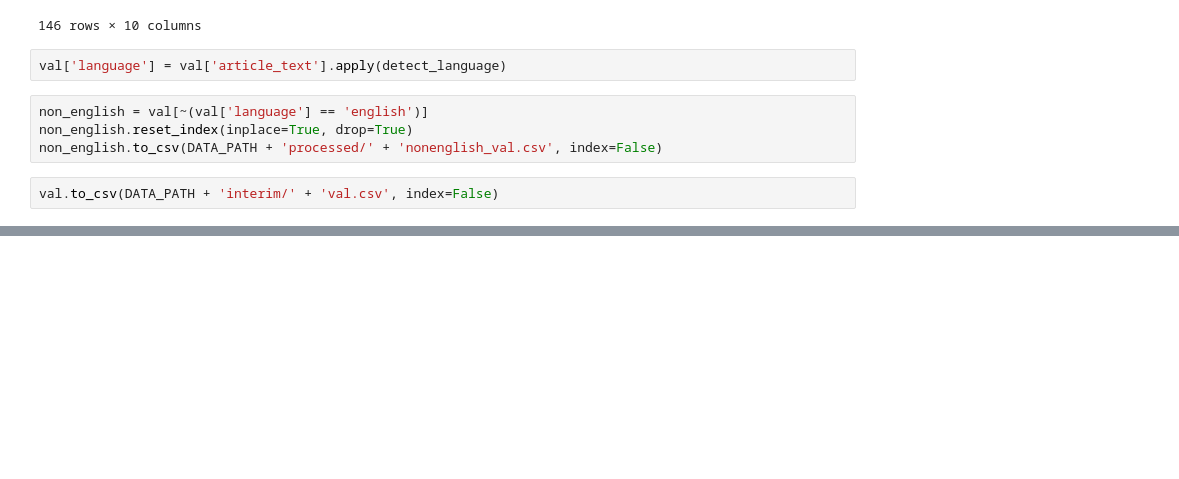
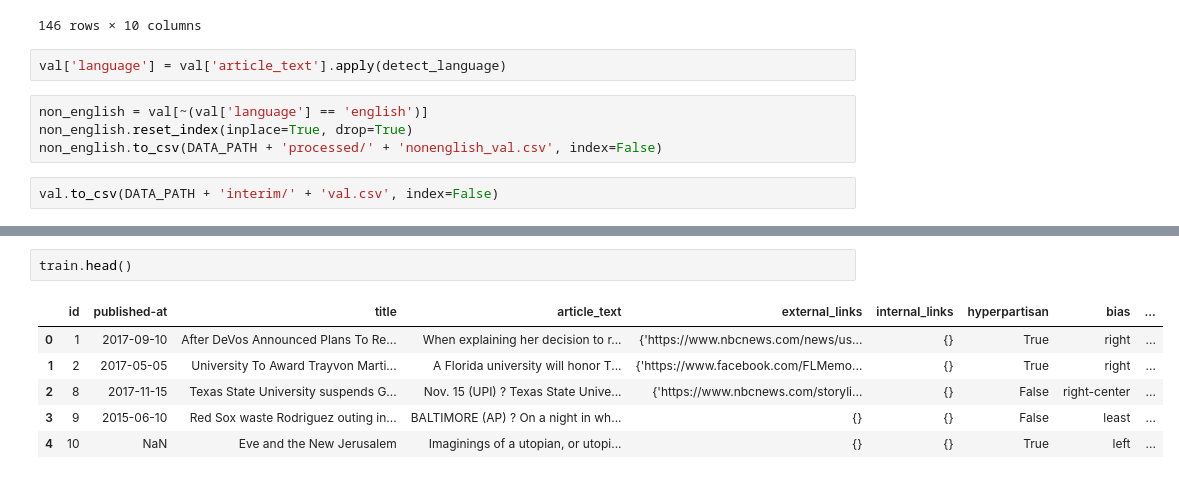
Before and after one commit to aftertouch/SemEval-2019-Task4, a Jupyter notebook: notebooks/09-26-find-nonenglish.ipynb, the cells around one changed output, grey strips where cells are left out. Saved outputs shown, nothing was run; the diff lists cells and outputs as text; blank space fills up the shorter version.

```diff
--- a/notebooks/09-26-find-nonenglish.ipynb
+++ b/notebooks/09-26-find-nonenglish.ipynb
@@ -98,0 +107,9 @@ val.to_csv(DATA_PATH + 'interim/' + 'val.csv', index=False)
+# %%
+train.head()
+# %% [output]
+|  | id | published-at | title | article_text | external_links | internal_links | hyperpartisan | bias | ... |
+| 0 | 1 | 2017-09-10 | After DeVos Announced Plans To Re... | When explaining her decision to r... | {'https://www.nbcnews.com/news/us... | {} | True | right | ... |
+| 1 | 2 | 2017-05-05 | University To Award Trayvon Marti... | A Florida university will honor T... | {'https://www.facebook.com/FLMemo... | {} | True | right | ... |
+| 2 | 8 | 2017-11-15 | Texas State University suspends G... | Nov. 15 (UPI) ? Texas State Unive... | {'https://www.nbcnews.com/storyli... | {} | False | right-center | ... |
+| 3 | 9 | 2015-06-10 | Red Sox waste Rodriguez outing in... | BALTIMORE (AP) ? On a night in wh... | {} | {} | False | least | ... |
+| 4 | 10 | NaN | Eve and the New Jerusalem | Imaginings of a utopian, or utopi... | {} | {} | True | left | ... |
```
Also changed, not shown: parts of 4 cells of this notebook, 17 other files.
